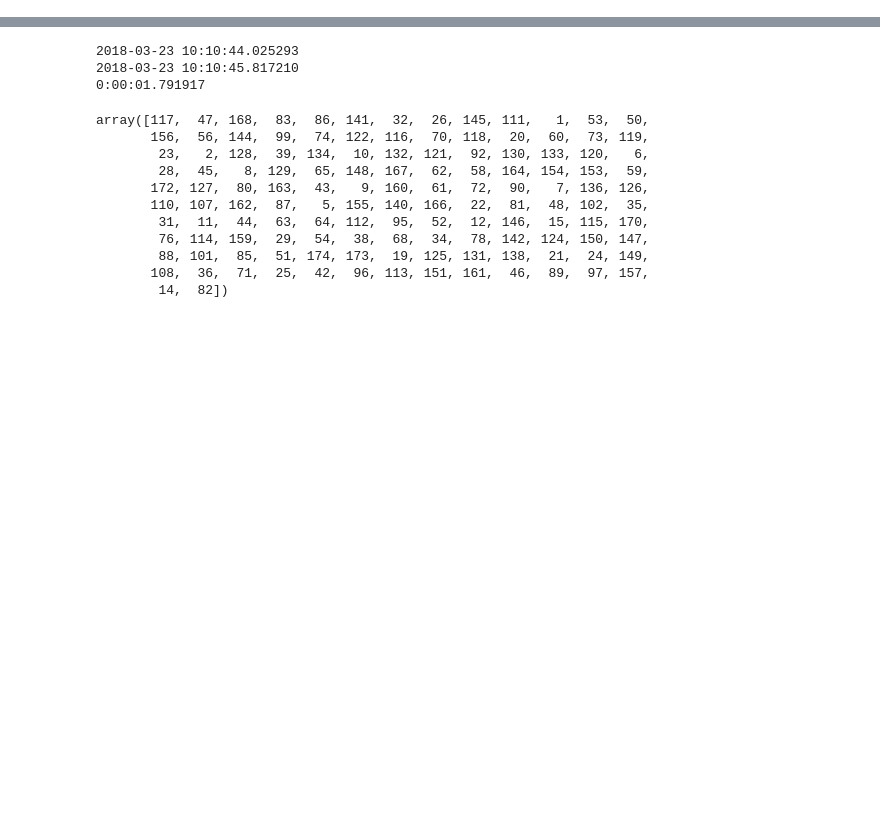
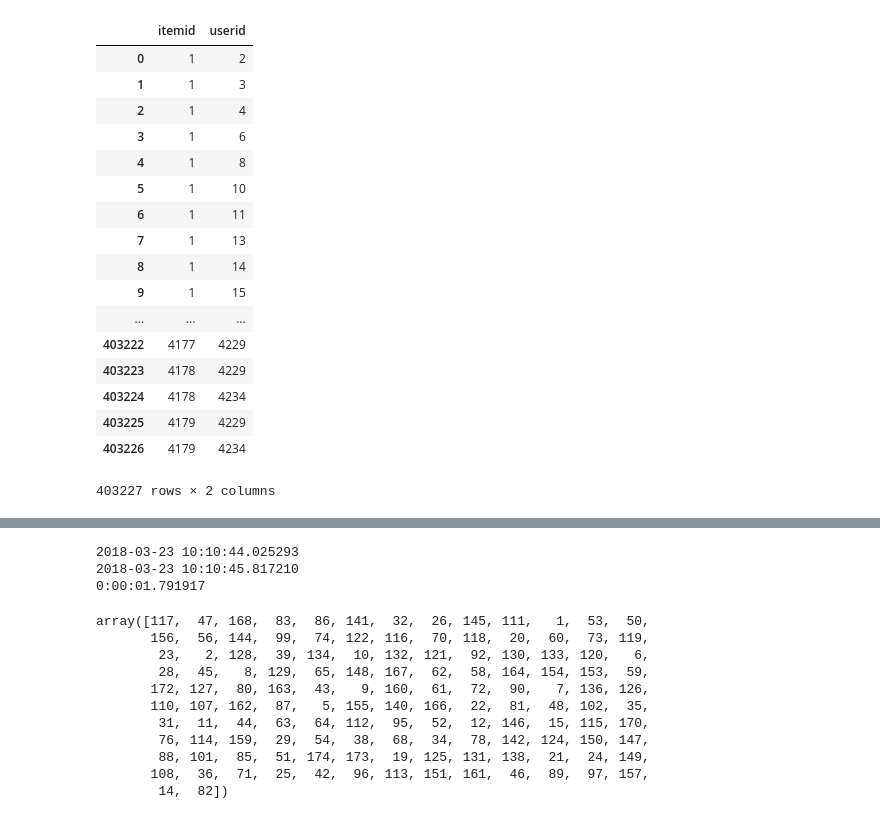
Before and after one commit to worry1613/gongyu-recommend, a Jupyter notebook: userCF.ipynb, the cells around one changed output, grey strips where cells are left out. Drawn from its saved outputs; the diff is of its cells as text; code cells hidden in the pictures; blank space fills up the shorter version.

```diff
--- a/userCF.ipynb
+++ b/userCF.ipynb
@@ -1,7 +1,28 @@
 # %%
 import pandas as pd
-out=pd.read_csv('./data/views.dat',sep='::',header = None,names=['userid','itemid','time'])
-# out
+out=pd.read_csv('./data/views.dat',sep='::',header=None,usecols=[0,1],names=['userid','itemid'])
+t = out.groupby(['itemid','userid']).size().reset_index()
+# t.columns = ['itemid','userid']
+t[['itemid','userid']]
+# %% [output]
+|  | itemid | userid |
+| 0 | 1 | 2 |
+| 1 | 1 | 3 |
+| 2 | 1 | 4 |
+| 3 | 1 | 6 |
+| 4 | 1 | 8 |
+| 5 | 1 | 10 |
+| 6 | 1 | 11 |
+| 7 | 1 | 13 |
+| 8 | 1 | 14 |
+| 9 | 1 | 15 |
+| ... | ... | ... |
+| 403222 | 4177 | 4229 |
+| 403223 | 4178 | 4229 |
+| 403224 | 4178 | 4234 |
+| 403225 | 4179 | 4229 |
+| 403226 | 4179 | 4234 |
+403227 rows × 2 columns
 # %%
 # out.pivot(index='userid',columns='itemid',values='1')
 # %%
```
Also changed, not shown: parts of 3 cells of this notebook, 1 other file.
